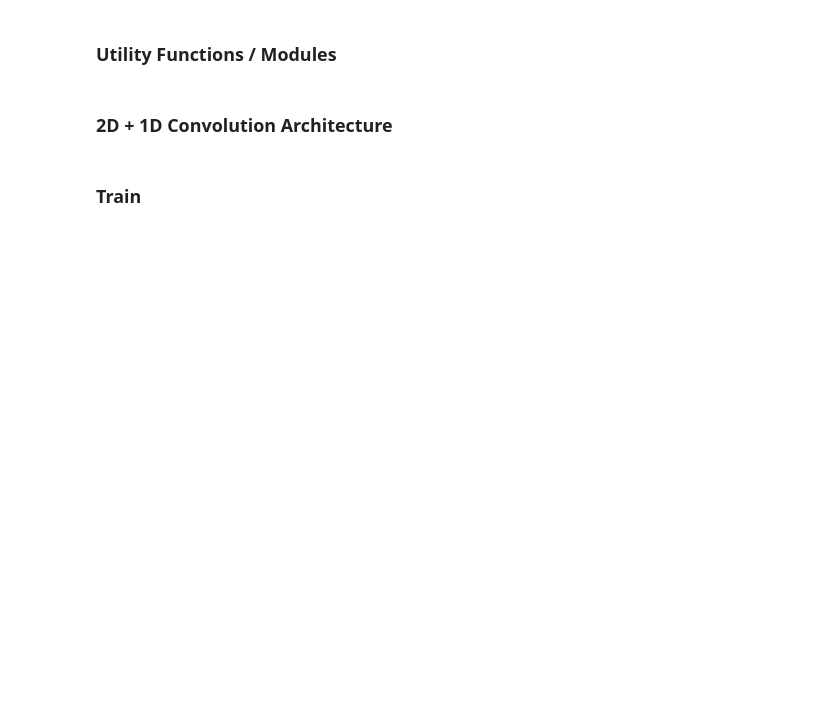
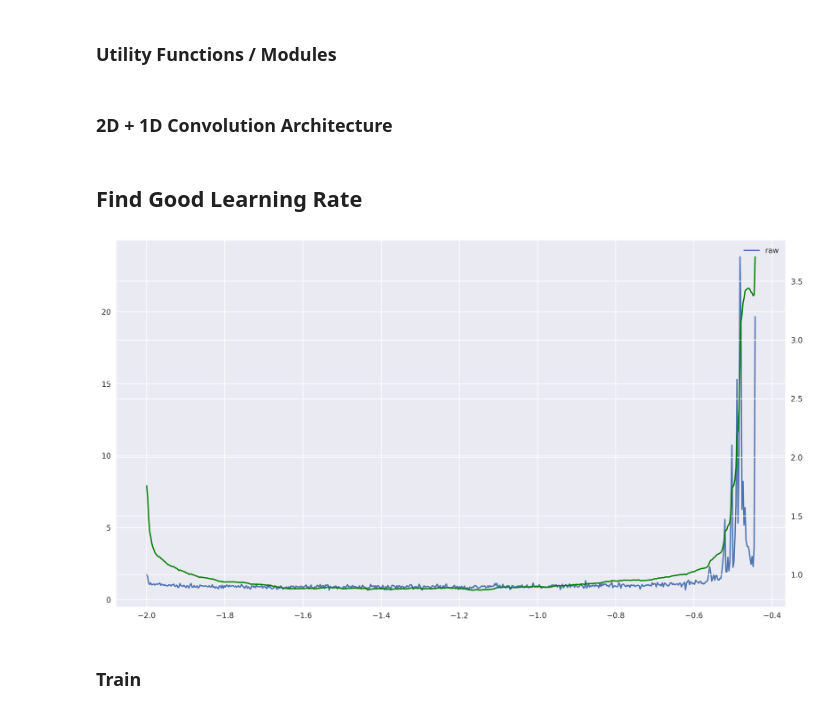
Before and after one commit to kcy1019/TIL, a Jupyter notebook: 2d1d.ipynb, the cells around one changed output. Saved outputs shown, nothing was run; the diff lists cells and outputs as text; code cells hidden in the pictures; blank space fills up the shorter version.

```diff
--- a/2d1d.ipynb
+++ b/2d1d.ipynb
@@ -114,7 +115,7 @@ class SubNet1D(nn.Module):
         out = x.transpose(1, 2)
 
         outs = [out]
-        pools = [4, 4, 4, 2, 1]
+        pools = [4, 4, 4, 3, 1]
         for i in range(SubNet1D.num_layers):
             out = getattr(self, f'conv{i}')(torch.cat(outs, 1))
             if pools[i] > 1:
@@ -151,7 +152,7 @@ class SubNet2D(nn.Module):
         out = th.unsqueeze(x.transpose(1, 2), 1)
 
         outs = [out]
-        pools = [4, 4, 4, 2, 1]
+        pools = [4, 4, 4, 3, 1]
         for i in range(SubNet2D.num_layers):
             out = getattr(self, f'conv{i}')(torch.cat(outs, 1))
             if pools[i] > 1:
@@ -179,4 +180,6 @@ class MultiScaleCNN(nn.Module):
         a = self.net1(x)
         b = self.net2(x)
         out = self.regression(torch.cat([a, b], 1))
-        return F.relu(out)
+        return out
+# %% [markdown]
+## Find Good Learning Rate
@@ -183,3 +230,22 @@ class MultiScaleCNN(nn.Module):
+# %%
+model = MultiScaleCNN(activation='RReLU', initialization='kaiming_uniform', out_dim=100).cuda().train()
+data = get_msd_songs(window_size=600, batch_size=20)
+lr_loss = find_lr(model, data.train)
+# %%
+import math
+
+fig, ax = plt.subplots(figsize=(16, 9), dpi=300)
+xs, ys = ([math.log10(p[0]) for p in lr_loss], [p[-1] for p in lr_loss])
+ax.plot(xs, ys)
+
+ax2 = ax.twinx()
+xs, ys = ([math.log10(p[0]) for p in lr_loss], [p[1] for p in lr_loss])
+ax2.plot(xs, ys, color='green')
+
+ax.legend(['raw', 'smoothed'], ncol=1, loc='upper right')
+plt.show()
+# %% [output]
+[figure, added]
 # %% [markdown]
 ### Train
 # %%
```
Also changed, not shown: parts of 13 cells of this notebook.
